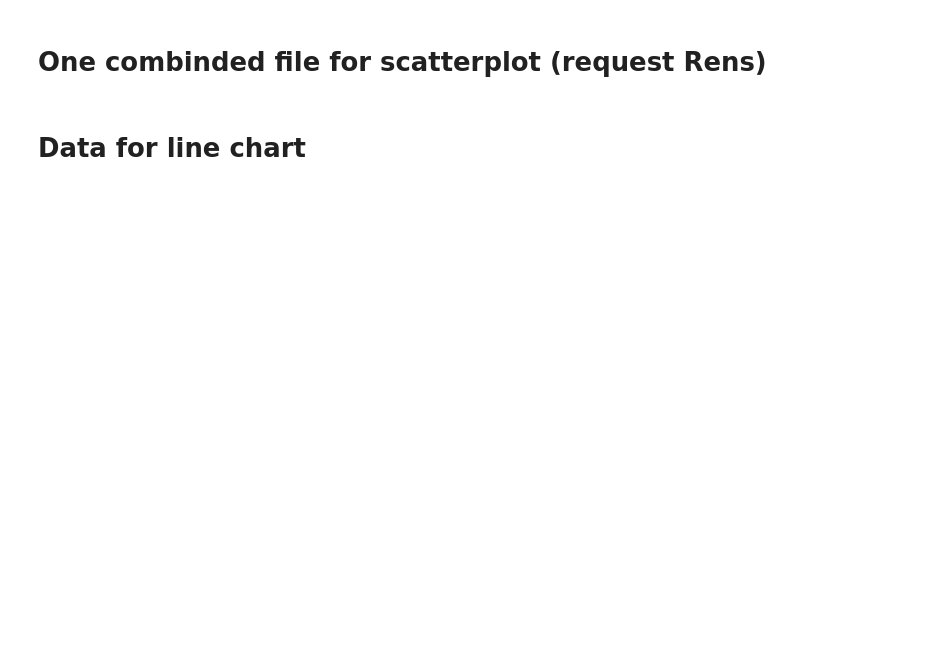
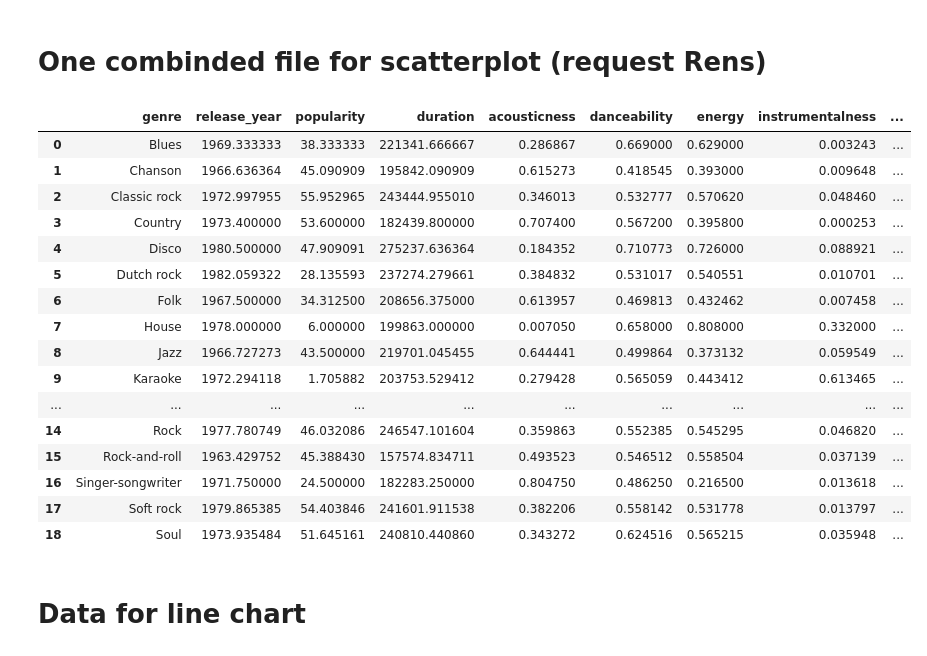
Before and after one commit to Jorisvdv/infovis, a Jupyter notebook: data/Generate_genre_json.ipynb, the cells around one changed output. Cells and saved outputs as stored; diff of their text form; code cells hidden in the pictures; blank space fills up the shorter version.

```diff
--- a/data/Generate_genre_json.ipynb
+++ b/data/Generate_genre_json.ipynb
@@ -146,7 +142,7 @@ year_output
 # %%
 scatterplot = dict()
 
-for year in years:
+for year in years[:1]:
     #only take tracks present in this year's top 2000
     year_data = import_data.dropna(subset = [year])
 
@@ -156,13 +152,34 @@ for year in years:
 
     # combine
     year_output = pd.concat([year_means,year_genre_size], axis = 1)
+    year_output = year_output.reset_index()
 
     # add each year as an entry of a dict to get a nested dict as end result
-    scatterplot[year] = year_output.to_dict(orient="index")
+    scatterplot[year] = year_output.to_dict(orient="records")
 
 # save
 with open(os.path.join("data","scatterplot.json"), "w") as scatterjson:
     json.dump(scatterplot,scatterjson, indent=4)
+# %%
+year_output.reset_index()
+# %% [output]
+|  | genre | release_year | popularity | duration | acousticness | danceability | energy | instrumentalness | ... |
+| 0 | Blues | 1969.333333 | 38.333333 | 221341.666667 | 0.286867 | 0.669000 | 0.629000 | 0.003243 | ... |
+| 1 | Chanson | 1966.636364 | 45.090909 | 195842.090909 | 0.615273 | 0.418545 | 0.393000 | 0.009648 | ... |
+| 2 | Classic rock | 1972.997955 | 55.952965 | 243444.955010 | 0.346013 | 0.532777 | 0.570620 | 0.048460 | ... |
+| 3 | Country | 1973.400000 | 53.600000 | 182439.800000 | 0.707400 | 0.567200 | 0.395800 | 0.000253 | ... |
+| 4 | Disco | 1980.500000 | 47.909091 | 275237.636364 | 0.184352 | 0.710773 | 0.726000 | 0.088921 | ... |
+| 5 | Dutch rock | 1982.059322 | 28.135593 | 237274.279661 | 0.384832 | 0.531017 | 0.540551 | 0.010701 | ... |
+| 6 | Folk | 1967.500000 | 34.312500 | 208656.375000 | 0.613957 | 0.469813 | 0.432462 | 0.007458 | ... |
+| 7 | House | 1978.000000 | 6.000000 | 199863.000000 | 0.007050 | 0.658000 | 0.808000 | 0.332000 | ... |
+| 8 | Jazz | 1966.727273 | 43.500000 | 219701.045455 | 0.644441 | 0.499864 | 0.373132 | 0.059549 | ... |
+| 9 | Karaoke | 1972.294118 | 1.705882 | 203753.529412 | 0.279428 | 0.565059 | 0.443412 | 0.613465 | ... |
+| ... | ... | ... | ... | ... | ... | ... | ... | ... | ... |
+| 14 | Rock | 1977.780749 | 46.032086 | 246547.101604 | 0.359863 | 0.552385 | 0.545295 | 0.046820 | ... |
+| 15 | Rock-and-roll | 1963.429752 | 45.388430 | 157574.834711 | 0.493523 | 0.546512 | 0.558504 | 0.037139 | ... |
+| 16 | Singer-songwriter | 1971.750000 | 24.500000 | 182283.250000 | 0.804750 | 0.486250 | 0.216500 | 0.013618 | ... |
+| 17 | Soft rock | 1979.865385 | 54.403846 | 241601.911538 | 0.382206 | 0.558142 | 0.531778 | 0.013797 | ... |
+| 18 | Soul | 1973.935484 | 51.645161 | 240810.440860 | 0.343272 | 0.624516 | 0.565215 | 0.035948 | ... |
 # %% [markdown]
 # Data for line chart
 # %%
```
Also changed, not shown: parts of 3 cells of this notebook, 1 other file.
